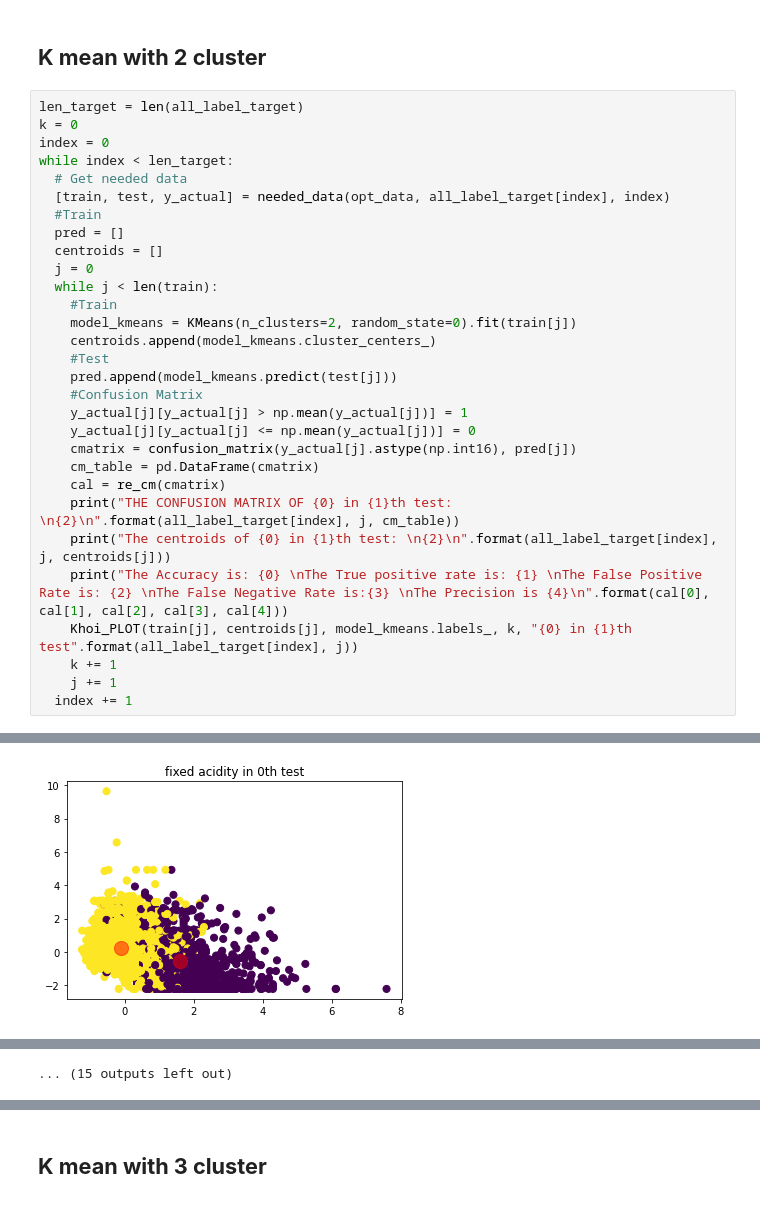
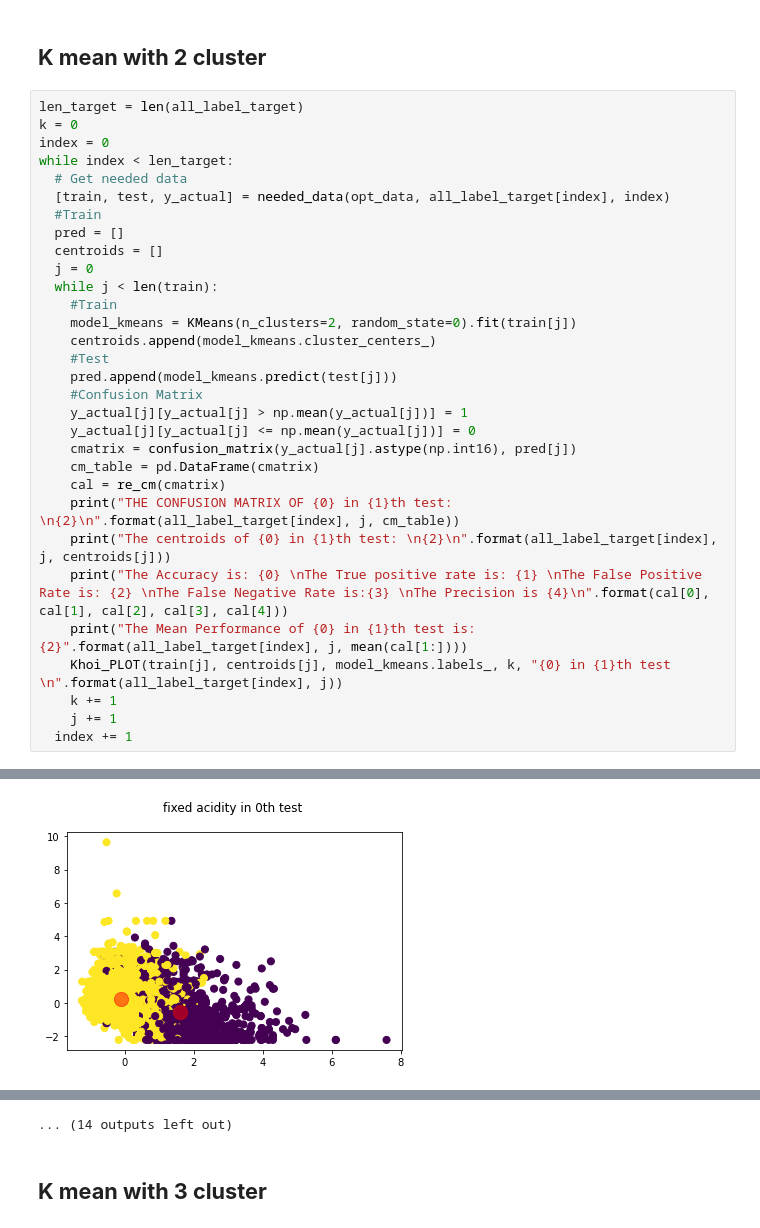
Before and after one commit to kohi2112002/WineQuality, a Jupyter notebook: WineQuality_CMForAll.ipynb, the cells around one changed output, grey strips where cells are left out. Saved outputs shown, nothing was run; the diff lists cells and outputs as text.

```diff
--- a/WineQuality_CMForAll.ipynb
+++ b/WineQuality_CMForAll.ipynb
@@ -188,7 +189,8 @@ while index < len_target:
     print("THE CONFUSION MATRIX OF {0} in {1}th test: \n{2}\n".format(all_label_target[index], j, cm_table))
     print("The centroids of {0} in {1}th test: \n{2}\n".format(all_label_target[index], j, centroids[j]))
     print("The Accuracy is: {0} \nThe True positive rate is: {1} \nThe False Positive Rate is: {2} \nThe False Negative Rate is:{3} \nThe Precision is {4}\n".format(cal[0], cal[1], cal[2], cal[3], cal[4]))
-    Khoi_PLOT(train[j], centroids[j], model_kmeans.labels_, k, "{0} in {1}th test".format(all_label_target[index], j))
+    print("The Mean Performance of {0} in {1}th test is: {2}".format(all_label_target[index], j, mean(cal[1:])))
+    Khoi_PLOT(train[j], centroids[j], model_kmeans.labels_, k, "{0} in {1}th test \n".format(all_label_target[index], j))
     k += 1
     j += 1
   index += 1
@@ -246 +232 @@ The Precision is 0.5964545442590181
-[figure, old version]
+[figure, new version]
@@ -255 +240,0 @@ The Precision is 0.5964545442590181
-... (15 outputs left out)
@@ -256,3 +242,4 @@ The Precision is 0.5964545442590181
+... (14 outputs left out)
 # %% [markdown]
 ## **K mean with 3 cluster**
 # %%
```
Also changed, not shown: parts of 4 cells of this notebook.
